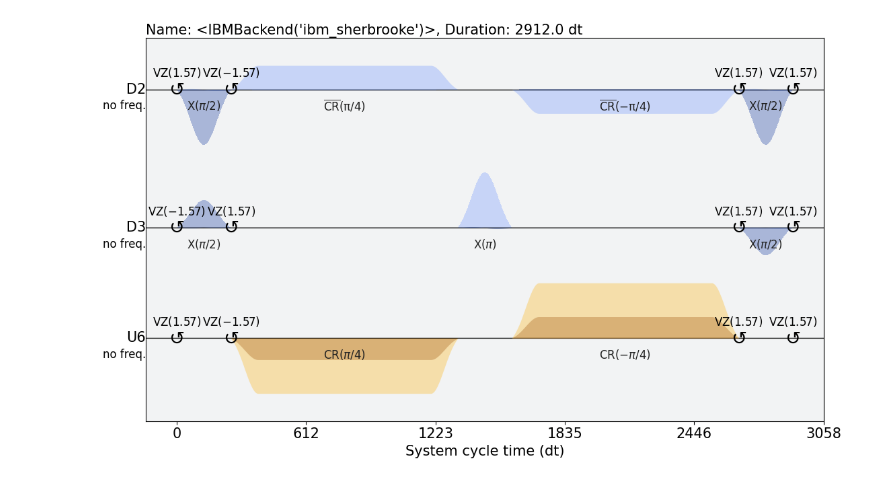
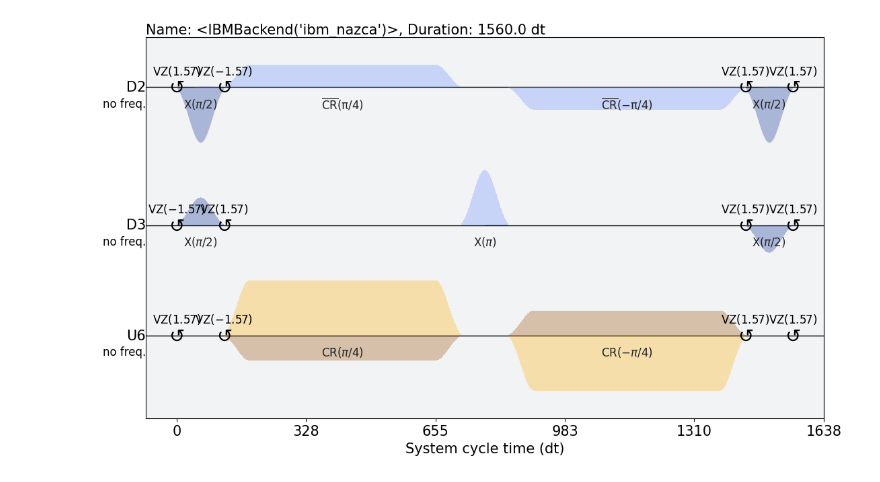
Before and after one commit to pop756/Quantum_KAN, a Jupyter notebook: Real_backend.ipynb, the cells around one changed output. Drawn from its saved outputs; the diff is of its cells as text; code cells hidden in the pictures.

```diff
--- a/Real_backend.ipynb
+++ b/Real_backend.ipynb
@@ -113,7 +131,7 @@ service = QiskitRuntimeService(channel='ibm_quantum',
     instance='ibm-q-skku/skku/skku-students',
     token = '06f802eeac992c43c4106753d7c5fc31414a13eb7d91c99d67fb49cc50569e5b4b011f20c71b9607a07cb43ecc7044557c699022db91d1685ba4c886d5886854')
 
-backend_name = 'ibm_sherbrooke'
+backend_name = 'ibm_nazca'
 backend_error = service.backend(backend_name)
 
 #qubit_use = [37,38,39,40,41,42,43]
@@ -128,6 +146,17 @@ for item in backend_error.target['ecr']:
 trotterized_ising_circuit, h_params, J_params = create_trotterized_ising_model_circuit(num_qubits, trotter_steps, time)
 trotterized_ising_circuit = transpile(trotterized_ising_circuit,basis_gates=['rz','sx','x','ecr'],coupling_map=[list(i) for i in init_list],optimization_level=2)
 trotterized_ising_circuit_train = remove_ecr_gates(trotterized_ising_circuit)
+# %%
+# Initialize your account
+from qiskit_ibm_runtime import QiskitRuntimeService
+import qiskit_ibm_provider
+from qiskit_aer import AerSimulator
+service = QiskitRuntimeService(channel='ibm_quantum',
+    instance='ibm-q-skku/skku/skku-students',
+    token = '06f802eeac992c43c4106753d7c5fc31414a13eb7d91c99d67fb49cc50569e5b4b011f20c71b9607a07cb43ecc7044557c699022db91d1685ba4c886d5886854')
+
+backend_name = backend_name
+backend = service.backend(backend_name)
 # %%
 #setting
 optimization_level = 0
@@ -147,22 +165,22 @@ backend_error = service.backend(backend_name)
 # %%
 from qiskit import QuantumCircuit
 from qiskit import pulse
 from qiskit import schedule
 from qiskit.transpiler.preset_passmanagers import generate_preset_pass_manager
 from qiskit_ibm_runtime import Options
 from qiskit.pulse.library import Gaussian
-passmanager = generate_preset_pass_manager(optimization_level=0, backend=backend_error, initial_layout=[2,3])
+passmanager = generate_preset_pass_manager(optimization_level=0, backend=backend, initial_layout=[2,3])
 
 
 
 circ = QuantumCircuit(2, 2)
 circ.ecr(0, 1)
 from qiskit import transpile
-circ = passmanager.run(circ,backend_error)
-pulse_schedule = schedule(circ,backend=backend_error)
+circ = passmanager.run(circ,backend)
+pulse_schedule = schedule(circ,backend=backend)
 pulse_schedule.draw()
 # %% [output]
-[figure, old version]
+[figure, new version]
 # %%
 import copy
 from qiskit_ibm_runtime.fake_provider import FakePerth
```
Also changed, not shown: parts of 23 cells of this notebook.
